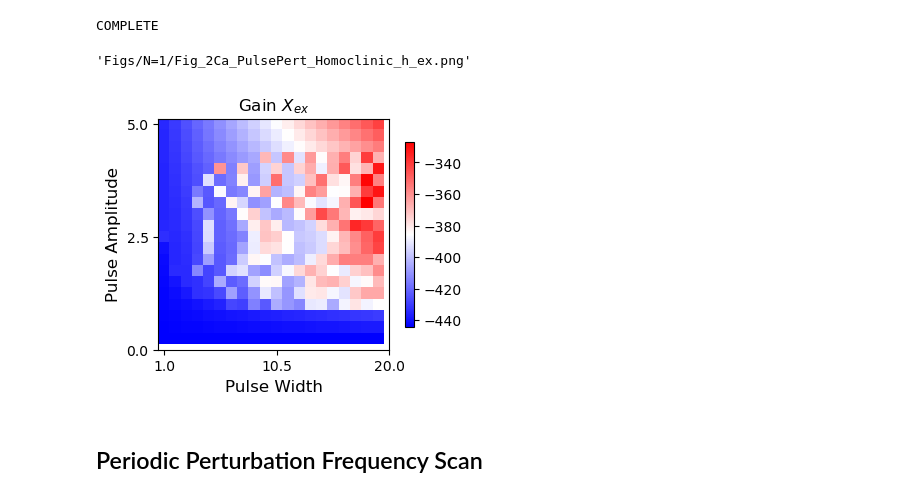
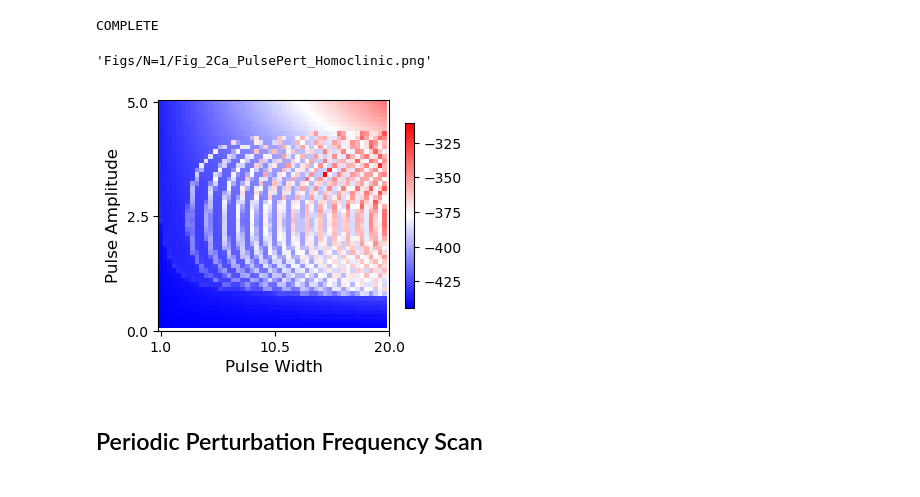
Before and after one commit to nikhita-bhatt/Non-Linear-Resonance-Manuscript, a Jupyter notebook: 2024.06.13_1osc.ipynb, the cells around one changed output. Drawn from its saved outputs; the diff is of its cells as text; code cells hidden in the pictures.

Commit message:
Rerun with higher resolution

```diff
--- a/2024.06.13_1osc.ipynb
+++ b/2024.06.13_1osc.ipynb
@@ -485,7 +485,7 @@ from itertools import product
 # Parameters
 h_ex_0 = -2.5
 
-resolution = 20
+resolution = 50
 
 y0_0_min, y0_0_max = -1, 2
 y1_0_min, y1_0_max = 3, -9
@@ -556,7 +556,7 @@ time_stop_pert = 200
 sr             = 1000
 time           = linspace(start=0, stop=time_stop_pert, num=time_stop_pert*sr)
 
-resolution = 20
+resolution = 50
 
 pulse_width_min, pulse_width_max = 1, 20
 pulse_ampli_min, pulse_ampli_max = 5, 0.0001
@@ -589,33 +589,33 @@ COMPLETE
 # %%
 fig, ax = subplots(figsize=(4, 3))
 
 im1 = ax.imshow(results_pert_y0_matrix.T, cmap='bwr')
 # im2 = ax[1].imshow(results_pert_y1_matrix.T, cmap='bwr');
 
-ax.set_title('Gain $X_{ex}$', fontsize=12)
+# ax.set_title('Gain $X_{ex}$', fontsize=12)
 ax.set_xlabel('Pulse Width', fontsize=12)
 ax.set_ylabel('Pulse Amplitude', fontsize=12)
 ax.set_xticks(linspace(0, resolution, 3))
 ax.set_xticklabels(linspace(pulse_width_min, pulse_width_max, 3))
 ax.set_yticks(linspace(0, resolution, 3))
 ax.set_yticklabels(around(linspace(pulse_ampli_min, pulse_ampli_max, 3), 2))
 
 fig.colorbar(im1, ax=ax, shrink=0.8);
 
 if pars[1] == 1:
 
     title_chars = 'Figs/N=1/Fig_2Cb_PulsePert_SNIC.png'
 
 elif pars[1] == 2:
 
     title_chars = 'Figs/N=1/Fig_2Ca_PulsePert_Homoclinic.png'
 
 # fig.savefig(title_chars, dpi=300, format='png', bbox_inches='tight')
 
 title_chars
 # %% [output]
-'Figs/N=1/Fig_2Ca_PulsePert_Homoclinic_h_ex.png'
+'Figs/N=1/Fig_2Ca_PulsePert_Homoclinic.png'
-[figure, old version]
+[figure, new version]
 # %% [markdown]
 ## Periodic Perturbation Frequency Scan
 # %%
```
Also changed, not shown: parts of 7 cells of this notebook, 8 other files.
